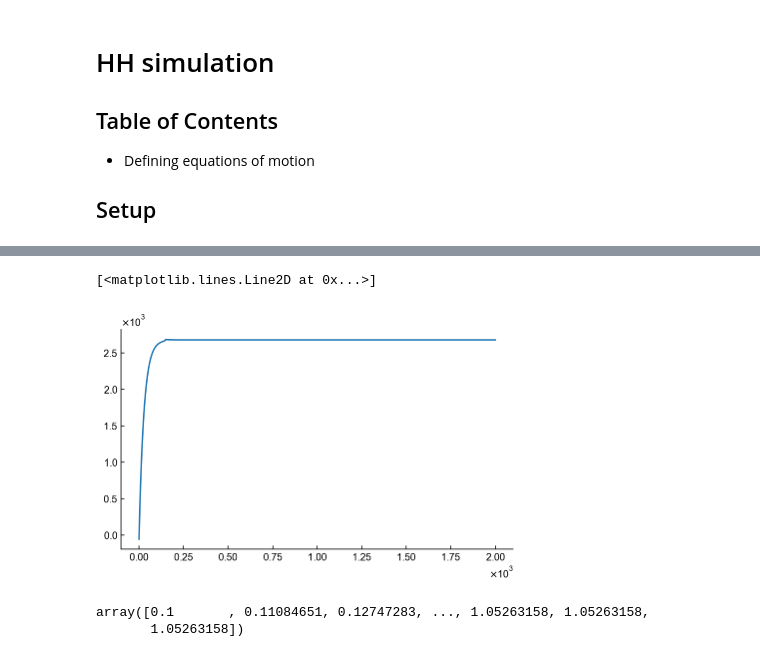
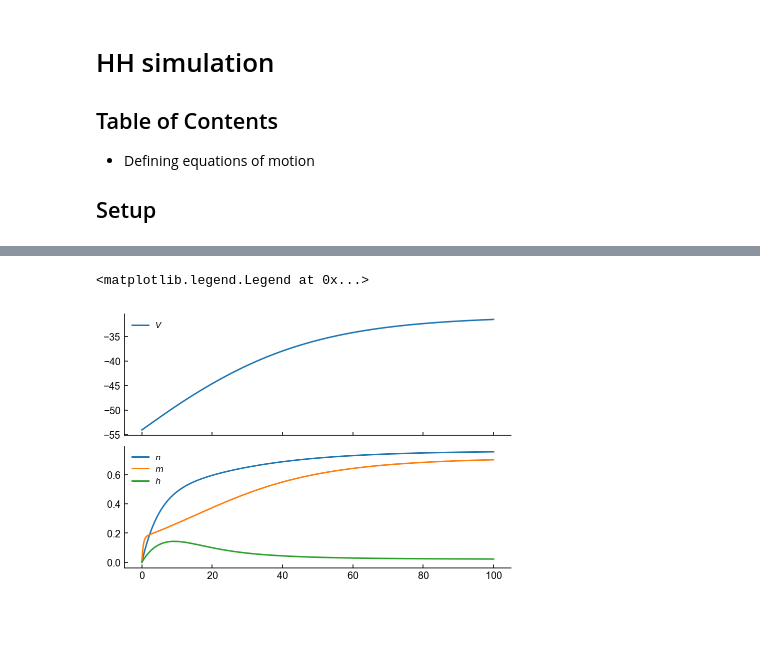
Before and after one commit to badralbanna/FTN, a Jupyter notebook: HH simulation (beta).ipynb, the cells around one changed output, grey strips where cells are left out. Drawn from its saved outputs; the diff is of its cells as text; code cells hidden in the pictures; blank space fills up the shorter version.

```diff
--- a/HH simulation (beta).ipynb
+++ b/HH simulation (beta).ipynb
@@ -35,21 +30,23 @@ n, m, & h rely of the rate functions which depend on V
 albeit with different constants depending on the gate.
 # %%
 # Function defining external current
-def static_i(t, i_0=1000):
+## A static current
+def static_i(t, i_0=5):
     return(i_0)
 
 # Membrane voltage dynamics
 def dVdt(V, n, m, h, t, i=static_i, gL=0.003, gK=0.36, gNa=1.2, eL=-54.387, eK=-77, eNa=50, c=10):
-    return((1./c)*(gL*(eL-V) + gK*(n**4)*(eK-V) + gNa*(m**3)*h*(eNa-V) + i(t)))
+    i_m = gL*(V-eL) + gK*(n**4)*(V-eK) + gNa*(m**3)*h*(V-eNa)
+    return((1./c)*(-i_m + i(t)))
 
 # Voltage-gated channel subunit dynamics
 def dndt(V, n):
     alpha = 0.01*(V + 55) / (1 - np.exp(-0.1*(V + 55)))
     beta = 0.125*np.exp(-0.0125*(V + 65))
     delta = alpha*(1.0-n) - beta*n
-    if delta > 1.-n:
+    if (delta > 1.-n) or (n>1.):
         delta = 1.-n
-    elif delta < -n:
+    elif (delta < -n) or (n<0):
         delta = -n
     return(delta)
 
@@ -57,9 +54,9 @@ def dmdt(V, m):
     alpha =  0.1*(V + 40) / (1 - np.exp(-0.1*(V + 40)))
     beta = 4*np.exp(-0.0556*(V + 65))
     delta = alpha*(1.0-m) - beta*m
-    if delta > 1.-m:
+    if (delta > 1.-m) or (m>1.):
         delta = 1. - m
-    elif delta < -m:
+    elif (delta < -m) or (m<0.):
         delta = -m
     return(delta)
 
@@ -67,9 +64,9 @@ def dhdt(V, h):
     alpha = 0.07*np.exp(-0.05*(V + 65))
     beta = 1 / (1 + np.exp(-0.1*(V + 35)))
     delta = alpha*(1.0-h) - beta*h
-    if delta > 1.-h:
+    if (delta > 1.-h) or (h>1.):
         delta = 1.-h
-    elif delta < -h:
+    elif (delta < -h) or (h<0.):
         delta = -h
     return(delta)
 
@@ -101,16 +98,21 @@ def simulate(s_0, t_f, dsdt=dSdt, simulation_function=find_next_point_midpoint,
 # %%
 S_0 = [-54, 0, 0, 0, 0]
 
-S = simulate(S_0, 2000, verbose=False)
+S = simulate(S_0, 100, verbose=False)
 # %%
 V = S[:,0]
+n = S[:,1]
+m = S[:,2]
+h = S[:,3]
 T = S[:,-1]
-plt.plot(T, V)
-# %% [output]
-[<matplotlib.lines.Line2D at 0x...>]
-[figure, removed]
-# %%
-S[:,1]
-# %% [output]
-array([0.1       , 0.11084651, 0.12747283, ..., 1.05263158, 1.05263158,
-       1.05263158])
+# %%
+fig, (ax_v, ax_c) = plt.subplots(nrows=2, sharex=True)
+ax_v.plot(T, V, label="$V$")
+ax_v.legend()
+ax_c.plot(T, n, label="$n$")
+ax_c.plot(T, m, label="$m$")
+ax_c.plot(T, h, label="$h$")
+ax_c.legend()
+# %% [output]
+<matplotlib.legend.Legend at 0x...>
+[figure, added]
```
Also changed, not shown: parts of 1 cell of this notebook.
